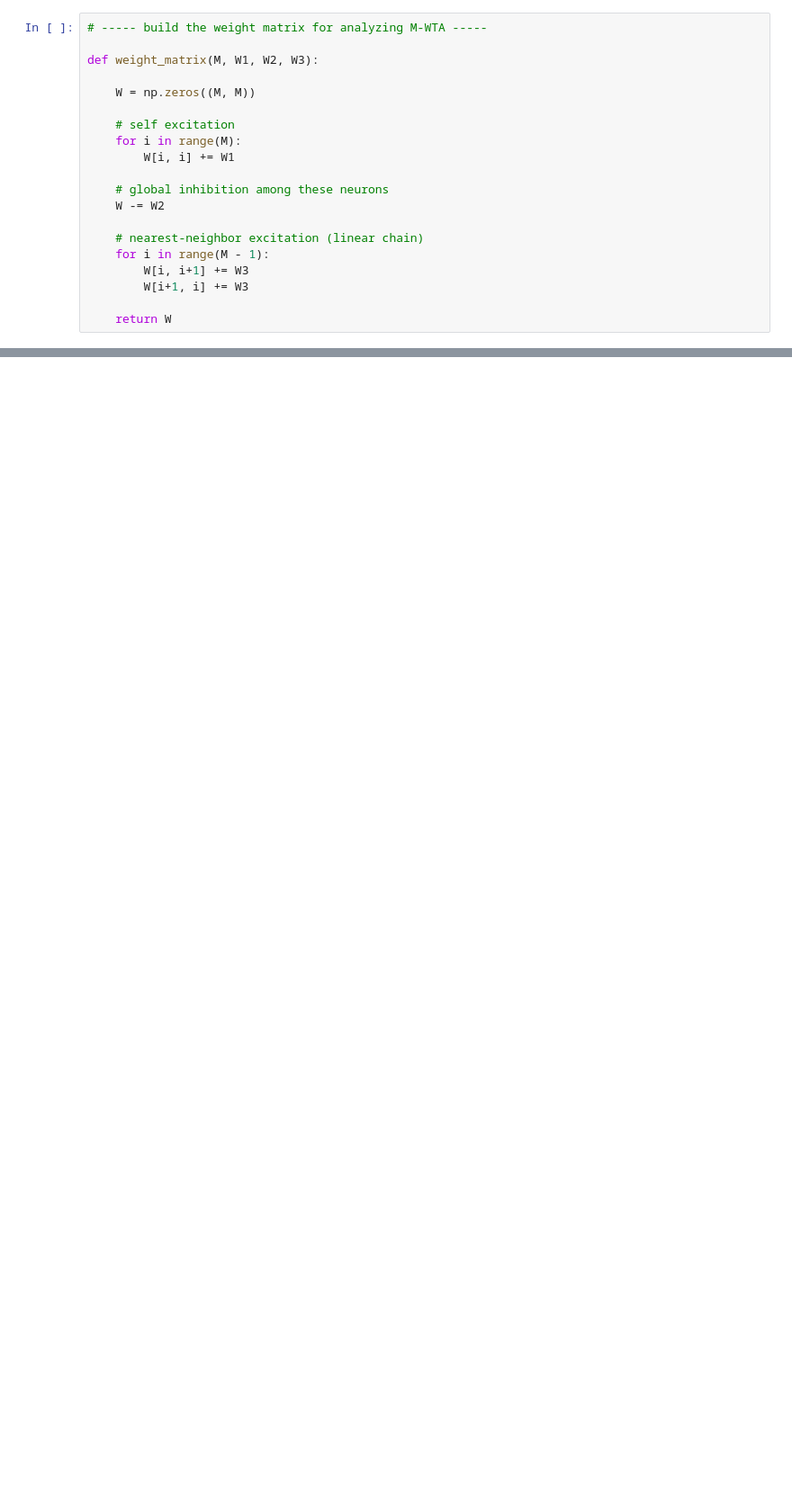
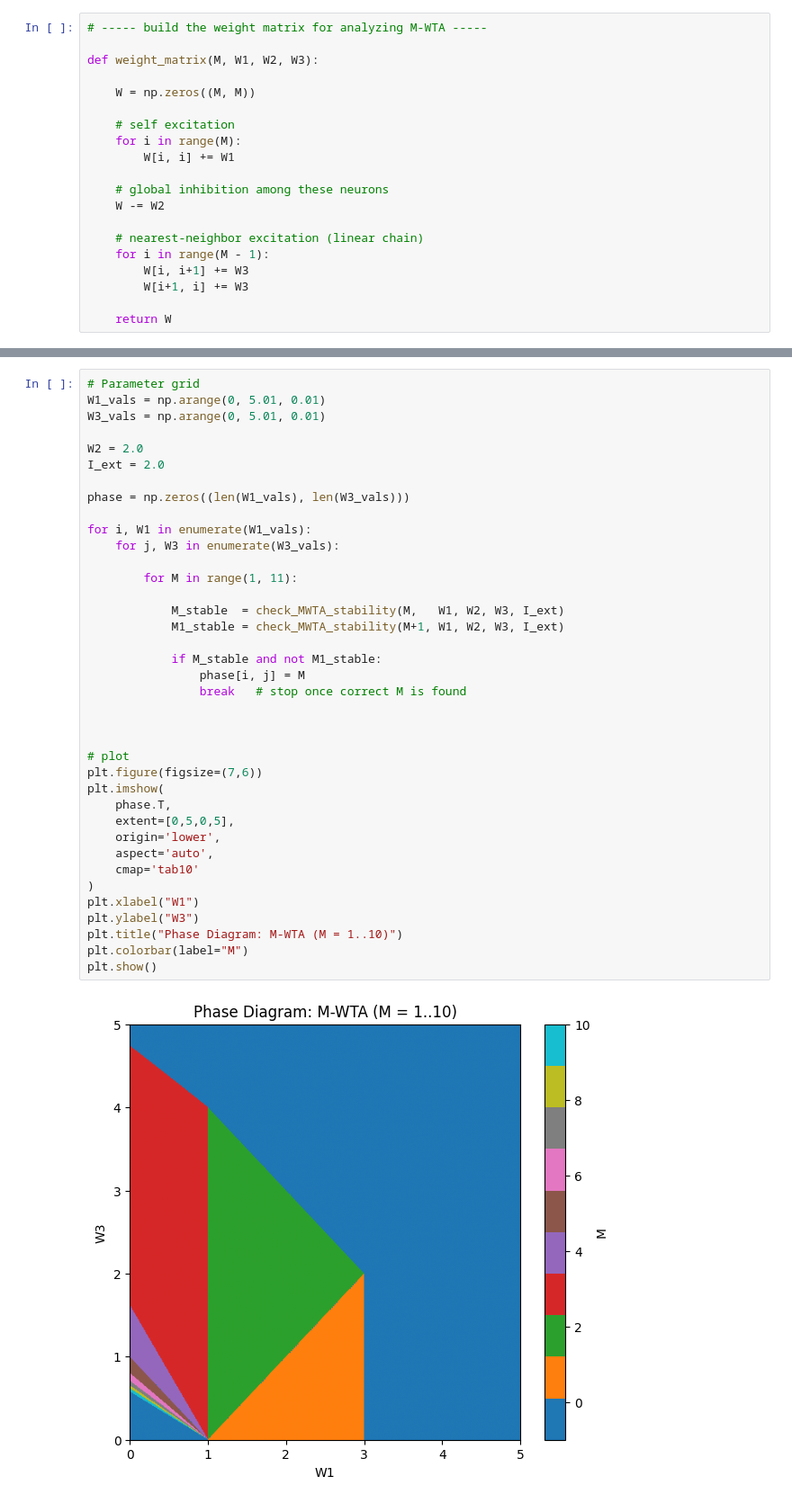
Before and after one commit to subin6092/Computational-neuroscience, a Jupyter notebook: project 1.1.ipynb, the cells around one changed output, grey strips where cells are left out. Shown at 90% size. Drawn from its saved outputs; the diff is of its cells as text; blank space fills up the shorter version.

```diff
--- a/project 1.1.ipynb
+++ b/project 1.1.ipynb
@@ -218,0 +243,40 @@ plt.show()
+# %%
+# Parameter grid
+W1_vals = np.arange(0, 5.01, 0.01)
+W3_vals = np.arange(0, 5.01, 0.01)
+
+W2 = 2.0
+I_ext = 2.0
+
+phase = np.zeros((len(W1_vals), len(W3_vals)))
+
+for i, W1 in enumerate(W1_vals):
+    for j, W3 in enumerate(W3_vals):
+
+        for M in range(1, 11):
+
+            M_stable  = check_MWTA_stability(M,   W1, W2, W3, I_ext)
+            M1_stable = check_MWTA_stability(M+1, W1, W2, W3, I_ext)
+
+            if M_stable and not M1_stable:
+                phase[i, j] = M
+                break   # stop once correct M is found
+
+
+
+# plot
+plt.figure(figsize=(7,6))
+plt.imshow(
+    phase.T,
+    extent=[0,5,0,5],
+    origin='lower',
+    aspect='auto',
+    cmap='tab10'
+)
+plt.xlabel("W1")
+plt.ylabel("W3")
+plt.title("Phase Diagram: M-WTA (M = 1..10)")
+plt.colorbar(label="M")
+plt.show()
+# %% [output]
+[figure, added]
```
Also changed, not shown: parts of 7 cells of this notebook.
